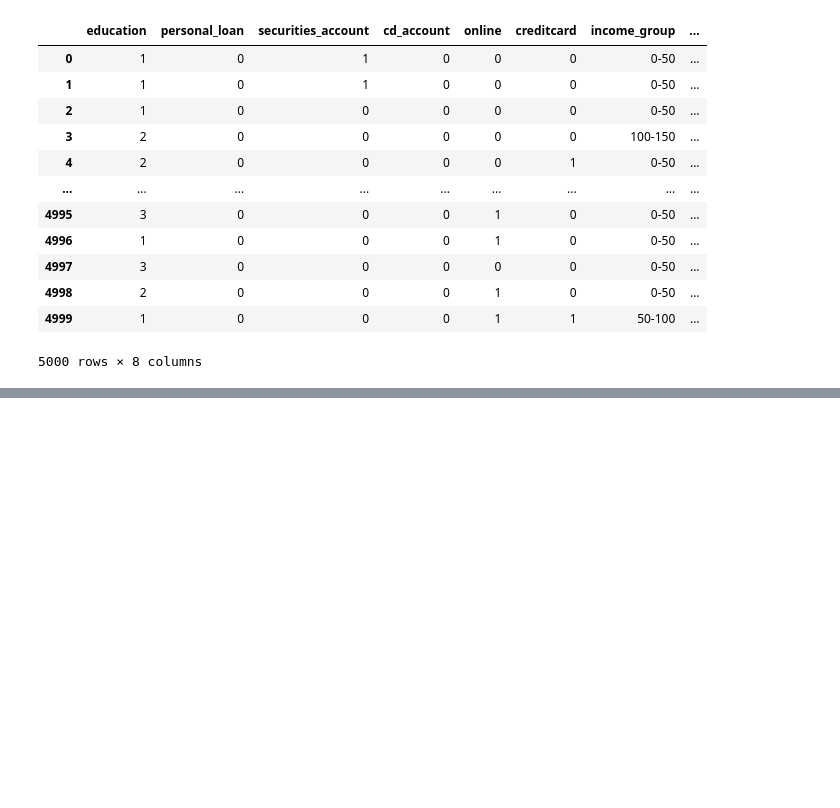
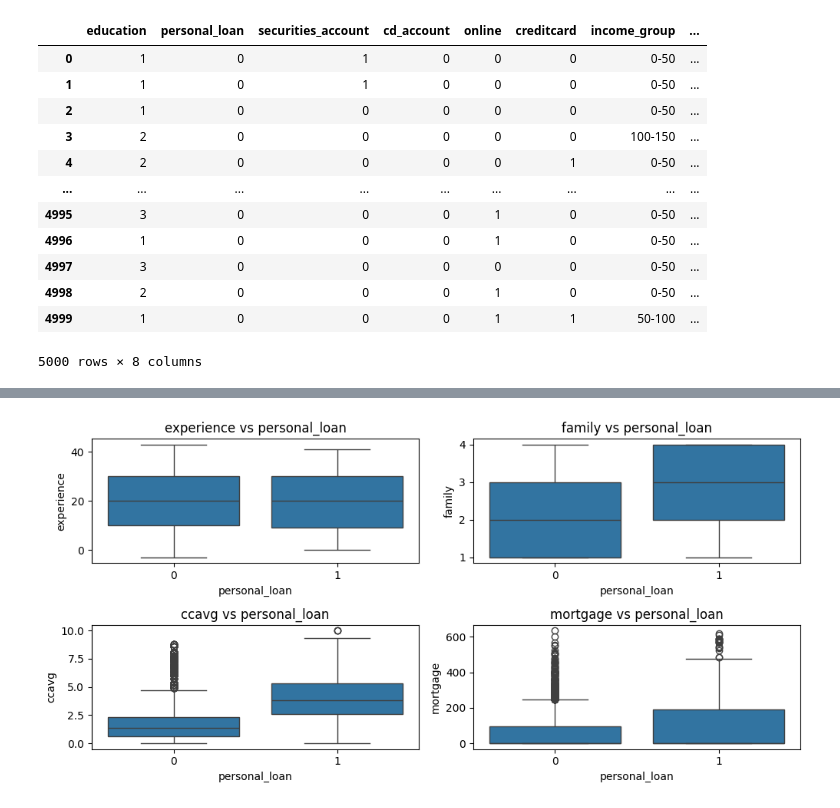
Before and after one commit to spurthip28-bit/Supervised-Learning, a Jupyter notebook: Bank_Personal_Loan_Modeling.ipynb, the cells around one changed output, grey strips where cells are left out. Drawn from its saved outputs; the diff is of its cells as text; code cells hidden in the pictures; blank space fills up the shorter version.

```diff
--- a/Bank_Personal_Loan_Modeling.ipynb
+++ b/Bank_Personal_Loan_Modeling.ipynb
@@ -357,0 +553,14 @@ df_sklearn_encoded
+# %%
+from sklearn.preprocessing import StandardScaler
+
+# Select numerical columns from the encoded DataFrame
+numerical_cols_encoded = df_sklearn_encoded.select_dtypes(include=np.number).columns
+
+# Initialize the scaler
+scaler = StandardScaler()
+
+# Fit and transform the numerical columns
+df_sklearn_encoded[numerical_cols_encoded] = scaler.fit_transform(df_sklearn_encoded[numerical_cols_encoded])
+
+# Display the first few rows of the scaled DataFrame
+display(df_sklearn_encoded.head())
@@ -357,0 +574,14 @@ df_sklearn_encoded
+# %%
+num_cols = df_sklearn_encoded.select_dtypes(include=np.number).columns
+target = 'personal_loan'
+# %%
+#Box plots to observe the distribution
+plt.figure(figsize=(10, 5))
+for i, col in enumerate(num_cols):
+    plt.subplot(2, 2, i + 1)
+    sns.boxplot(data=df, x=target, y=col)
+    plt.title(f'{col} vs {target}')
+plt.tight_layout()
+plt.show()
+# %% [output]
+[figure, added]
```
Also changed, not shown: parts of 32 cells of this notebook.
